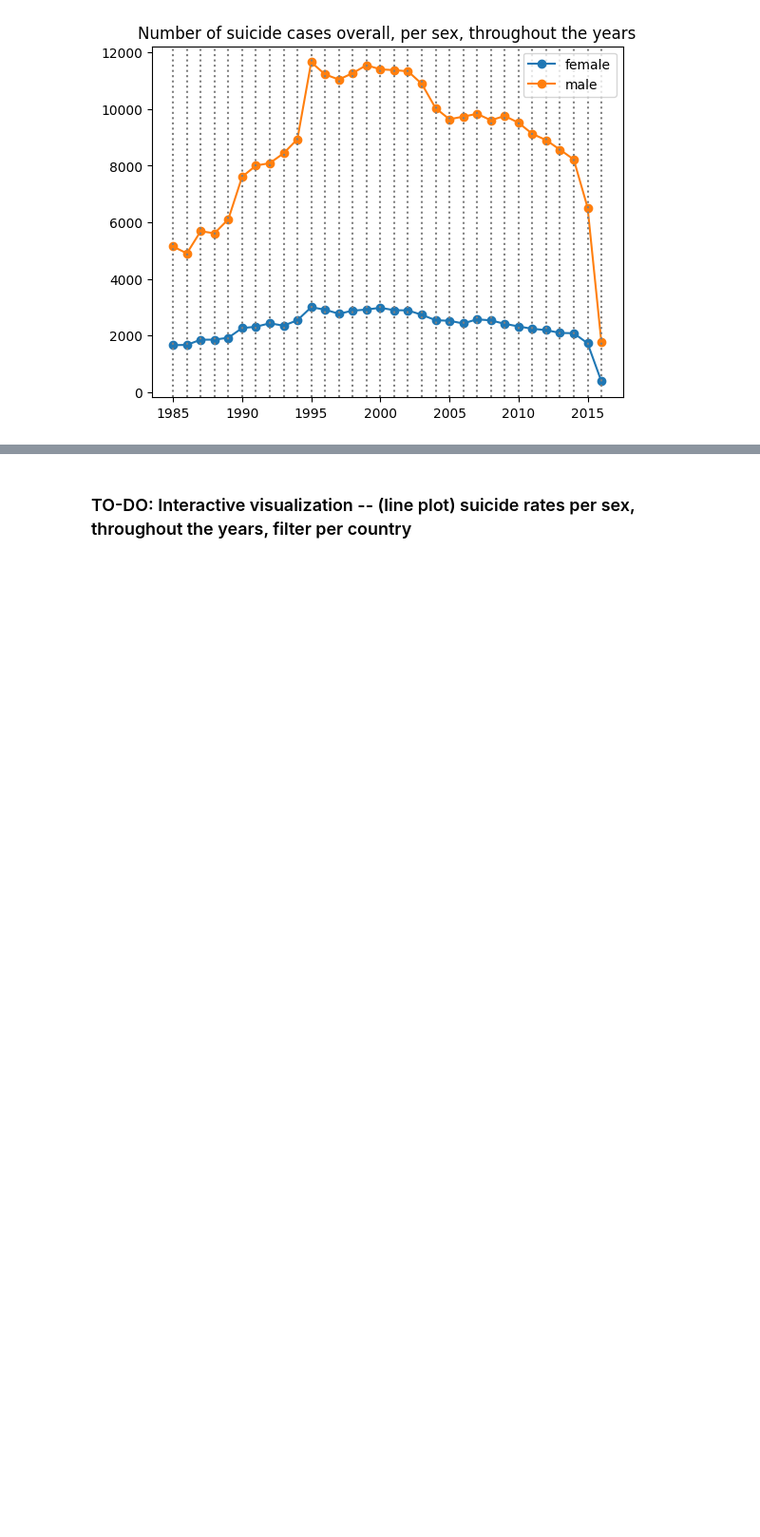
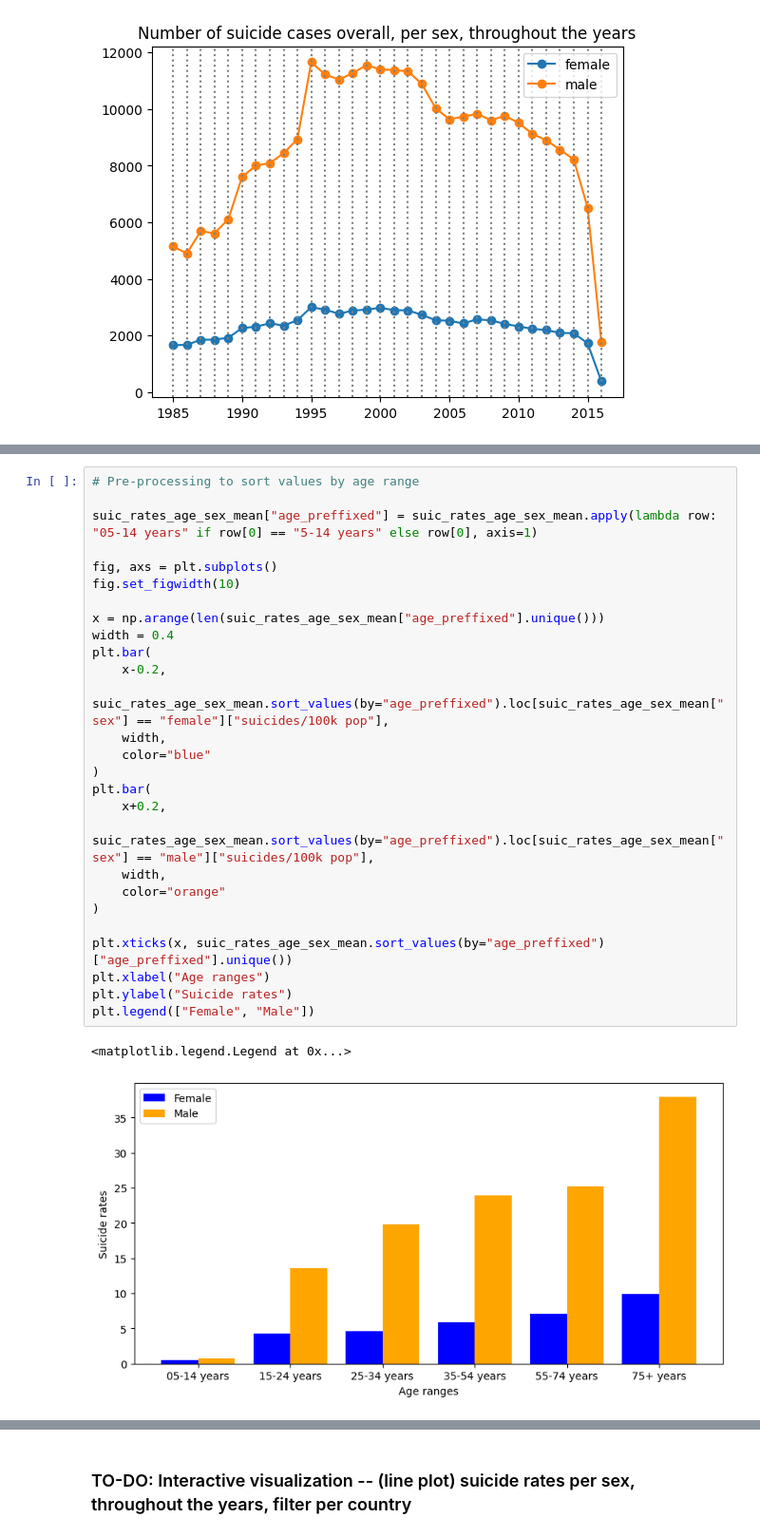
Before and after one commit to lucasclopesr/suic-rates-tp, a Jupyter notebook: TP_Vis_Dados_Suicide_Rate.ipynb, the cells around one changed output, grey strips where cells are left out. Shown at 95% size. Saved outputs shown, nothing was run; the diff lists cells and outputs as text; blank space fills up the shorter version.

Commit message:
Add comparison for sex and age ranges

```diff
--- a/TP_Vis_Dados_Suicide_Rate.ipynb
+++ b/TP_Vis_Dados_Suicide_Rate.ipynb
@@ -157,0 +185,30 @@ We proceed by analyzing suicide cases per sex age, followed by suicide cases per
+# %%
+# Pre-processing to sort values by age range
+
+suic_rates_age_sex_mean["age_preffixed"] = suic_rates_age_sex_mean.apply(lambda row: "05-14 years" if row[0] == "5-14 years" else row[0], axis=1)
+
+fig, axs = plt.subplots()
+fig.set_figwidth(10)
+
+x = np.arange(len(suic_rates_age_sex_mean["age_preffixed"].unique()))
+width = 0.4
+plt.bar(
+    x-0.2,
+    suic_rates_age_sex_mean.sort_values(by="age_preffixed").loc[suic_rates_age_sex_mean["sex"] == "female"]["suicides/100k pop"],
+    width,
+    color="blue"
+)
+plt.bar(
+    x+0.2,
+    suic_rates_age_sex_mean.sort_values(by="age_preffixed").loc[suic_rates_age_sex_mean["sex"] == "male"]["suicides/100k pop"],
+    width,
+    color="orange"
+)
+
+plt.xticks(x, suic_rates_age_sex_mean.sort_values(by="age_preffixed")["age_preffixed"].unique())
+plt.xlabel("Age ranges")
+plt.ylabel("Suicide rates")
+plt.legend(["Female", "Male"])
+# %% [output]
+<matplotlib.legend.Legend at 0x...>
+[figure, added]
```
Also changed, not shown: parts of 8 cells of this notebook.
